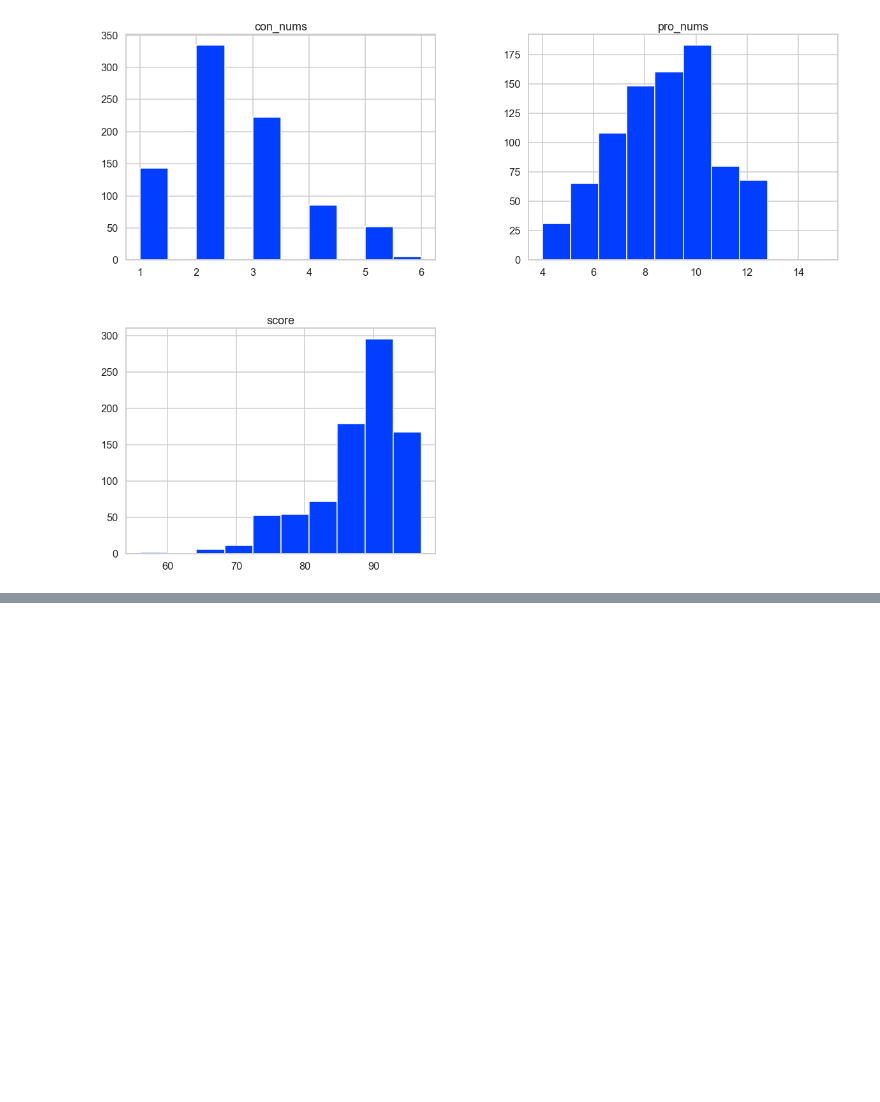
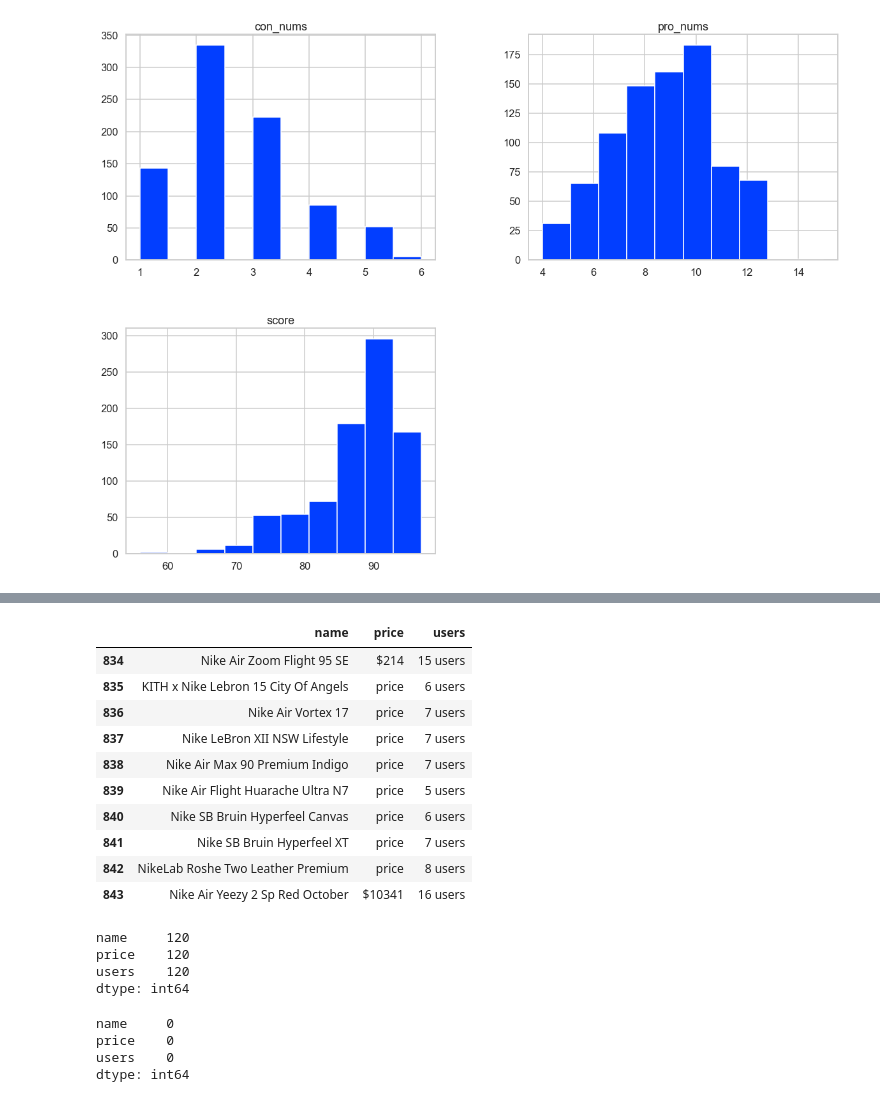
Before and after one commit to JonBebi/Adike, a Jupyter notebook: EDA.ipynb, the cells around one changed output, grey strips where cells are left out. Cells and saved outputs as stored; diff of their text form; code cells hidden in the pictures; blank space fills up the shorter version.

```diff
--- a/EDA.ipynb
+++ b/EDA.ipynb
@@ -455,0 +475,21 @@ array([[<matplotlib.axes._subplots.AxesSubplot object at 0x...>,
+# %%
+df_sneakers_prices_users.tail(10)
+# %% [output]
+|  | name | price | users |
+| 834 | Nike Air Zoom Flight 95 SE | $214 | 15 users |
+| 835 | KITH x Nike Lebron 15 City Of Angels | price | 6 users |
+| 836 | Nike Air Vortex 17 | price | 7 users |
+| 837 | Nike LeBron XII NSW Lifestyle | price | 7 users |
+| 838 | Nike Air Max 90 Premium Indigo | price | 7 users |
+| 839 | Nike Air Flight Huarache Ultra N7 | price | 5 users |
+| 840 | Nike SB Bruin Hyperfeel Canvas | price | 6 users |
+| 841 | Nike SB Bruin Hyperfeel XT | price | 7 users |
+| 842 | NikeLab Roshe Two Leather Premium | price | 8 users |
+| 843 | Nike Air Yeezy 2 Sp Red October | $10341 | 16 users |
+# %%
+df_sneakers_prices_users[df_sneakers_prices_users['price'] == 'price'].count()
+# %% [output]
+name     120
+price    120
+users    120
+dtype: int64
@@ -455,0 +498,7 @@ array([[<matplotlib.axes._subplots.AxesSubplot object at 0x...>,
+# %%
+df_sneakers_prices_users[df_sneakers_prices_users['price'] == 'price'].count()
+# %% [output]
+name     0
+price    0
+users    0
+dtype: int64
```
Also changed, not shown: parts of 13 cells of this notebook.
